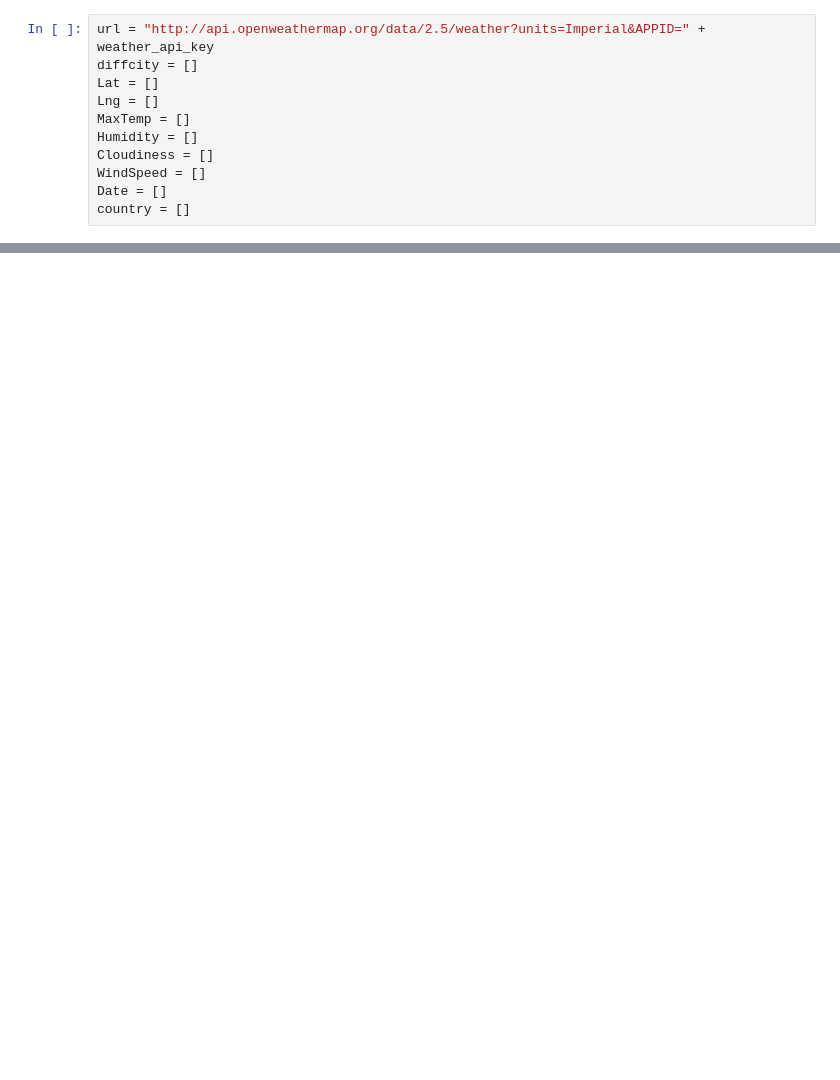
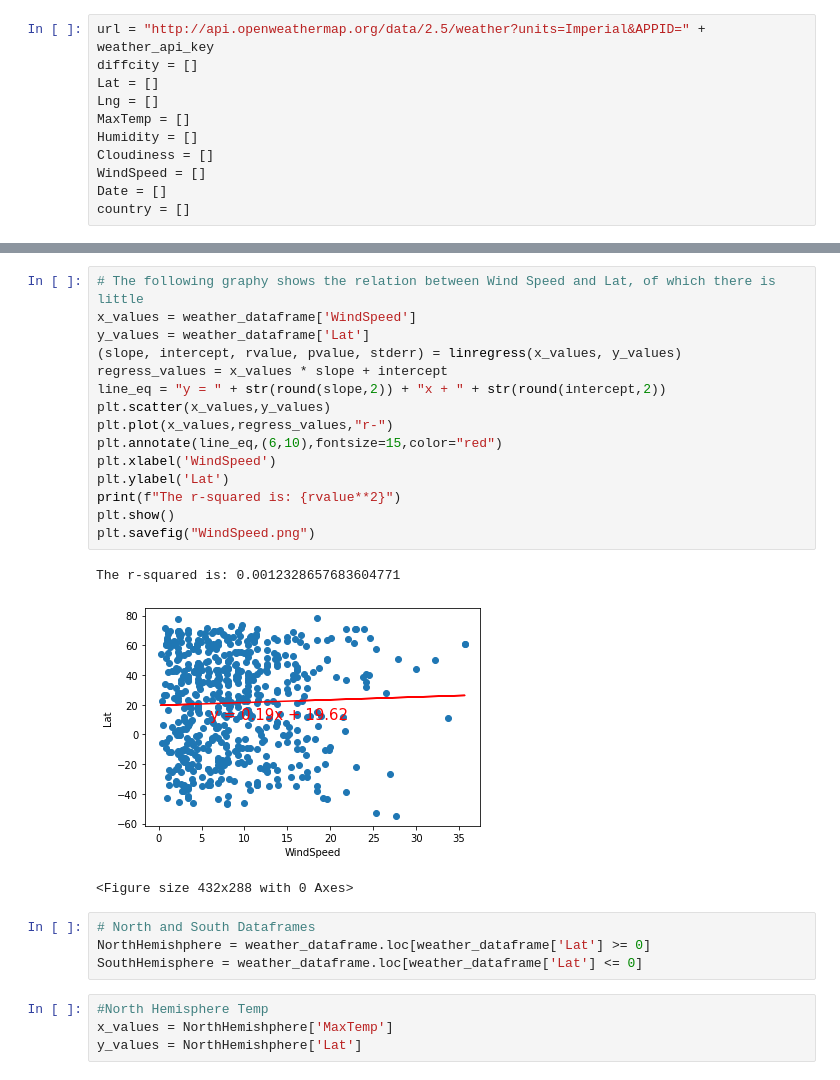
Before and after one commit to GowthamKK25/Python_API-s-HW, a Jupyter notebook: WeatherPy/WeatherMain.ipynb, the cells around one changed output, grey strips where cells are left out. Cells and saved outputs as stored; diff of their text form; blank space fills up the shorter version.

```diff
--- a/WeatherPy/WeatherMain.ipynb
+++ b/WeatherPy/WeatherMain.ipynb
@@ -100,0 +189,27 @@ Processing Record 32 in set 11 for city kawambwa
+# %%
+# The following graphy shows the relation between Wind Speed and Lat, of which there is little
+x_values = weather_dataframe['WindSpeed']
+y_values = weather_dataframe['Lat']
+(slope, intercept, rvalue, pvalue, stderr) = linregress(x_values, y_values)
+regress_values = x_values * slope + intercept
+line_eq = "y = " + str(round(slope,2)) + "x + " + str(round(intercept,2))
+plt.scatter(x_values,y_values)
+plt.plot(x_values,regress_values,"r-")
+plt.annotate(line_eq,(6,10),fontsize=15,color="red")
+plt.xlabel('WindSpeed')
+plt.ylabel('Lat')
+print(f"The r-squared is: {rvalue**2}")
+plt.show()
+plt.savefig("WindSpeed.png")
+# %% [output]
+The r-squared is: 0.0012328657683604771
+[figure, added]
+<Figure size 432x288 with 0 Axes>
+# %%
+# North and South Dataframes
+NorthHemishphere = weather_dataframe.loc[weather_dataframe['Lat'] >= 0]
+SouthHemisphere = weather_dataframe.loc[weather_dataframe['Lat'] <= 0]
+# %%
+#North Hemisphere Temp
+x_values = NorthHemishphere['MaxTemp']
+y_values = NorthHemishphere['Lat']
```
Also changed, not shown: parts of 15 cells of this notebook, 16 other files.
